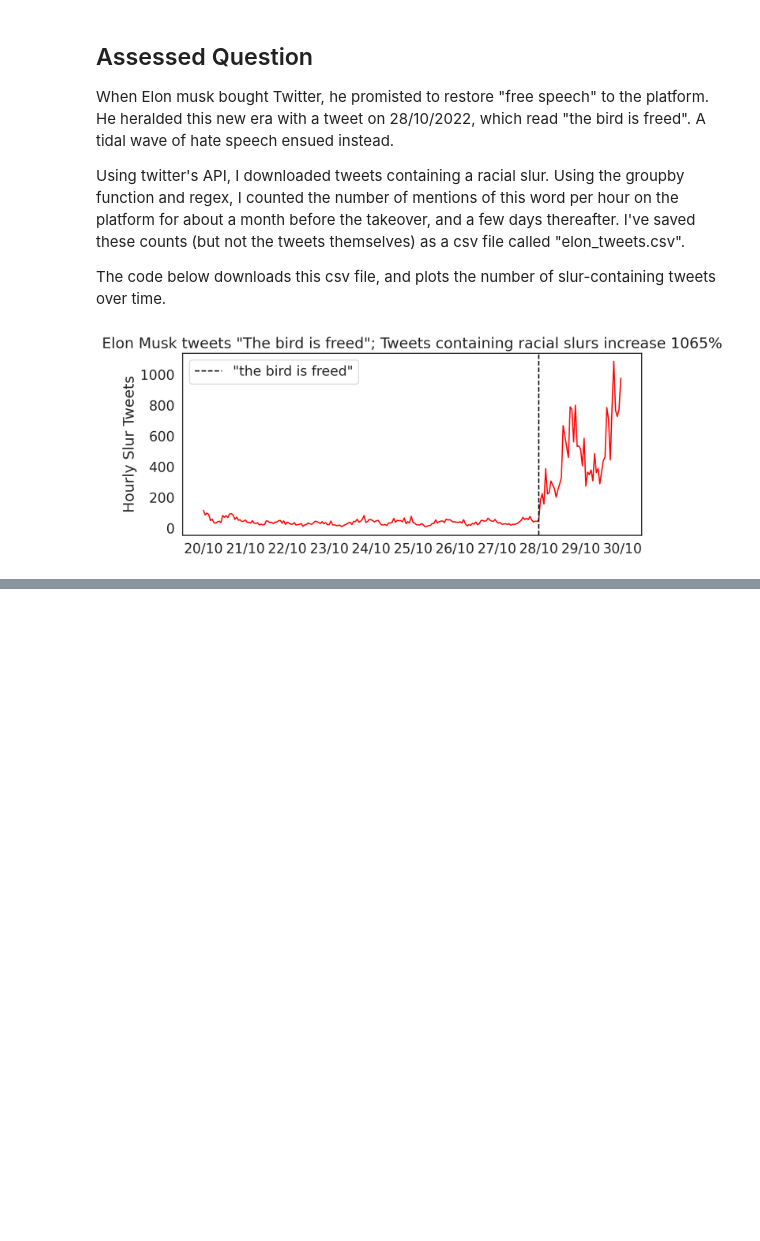
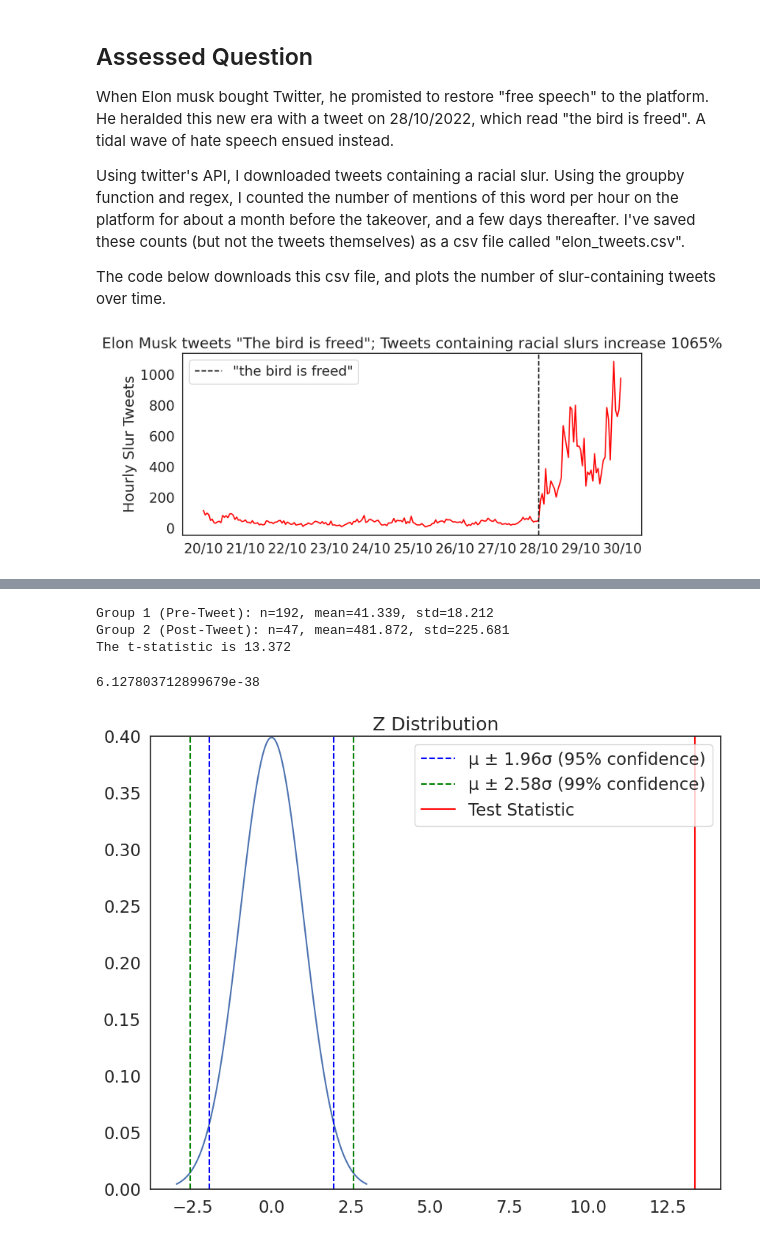
Before and after one commit to yihsun25/QM2, a Jupyter notebook: notebooks/W06. Hypothesis Testing.ipynb, the cells around one changed output, grey strips where cells are left out. Drawn from its saved outputs; the diff is of its cells as text; code cells hidden in the pictures; blank space fills up the shorter version.

```diff
--- a/notebooks/W06. Hypothesis Testing.ipynb
+++ b/notebooks/W06. Hypothesis Testing.ipynb
@@ -359,0 +370,51 @@ plt.gca().xaxis.set_major_formatter(mdates.DateFormatter('%d/%m'))
+# %%
+pre_tweet_counts = tweets[tweets['hour']<tweet]['count']
+post_tweet_counts = tweets[tweets['hour']>tweet]['count']
+# %%
+def t_test(group1, group2, plot=False):
+
+    desc1, desc2 = group1.describe(), group2.describe()
+    n1, std1, mean1 = desc1['count'], desc1['std'], desc1['mean']
+    n2, std2, mean2 = desc2['count'], desc2['std'], desc2['mean']
+
+    se1, se2 = std1**2 / n1, std2**2 / n2
+    sed = np.sqrt(se1 + se2)
+
+    t_stat = (mean2 - mean1) / sed
+
+    # Print results
+    print("Group 1 (Pre-Tweet): n=%.0f, mean=%.3f, std=%.3f" % (n1, mean1, std1))
+    print("Group 2 (Post-Tweet): n=%.0f, mean=%.3f, std=%.3f" % (n2, mean2, std2))
+    print('The t-statistic is %.3f' % t_stat)
+
+    if plot:
+        # Prepare data for plotting
+        groups = pd.concat([
+            pd.DataFrame({'Values': group1, 'Group': 'Pre-Tweet'}),
+            pd.DataFrame({'Values': group2, 'Group': 'Post-Tweet'})
+        ])
+
+        sns.catplot(data=groups, x='Group', y='Values', kind='point', errorbar=('ci', 95),
+                    capsize=.8, join=False, color='black')
+        plt.title('Comparison of Group Means with 95% Confidence Intervals')
+        plt.show()
+
+    return t_stat
+
+# Perform the manual t-test
+t_stat= t_test(pre_tweet_counts, post_tweet_counts)
+# %% [output]
+Group 1 (Pre-Tweet): n=192, mean=41.339, std=18.212
+Group 2 (Post-Tweet): n=47, mean=481.872, std=225.681
+The t-statistic is 13.372
+# %%
+from scipy.stats import t
+df=1000
+p_value = t.sf(t_stat, df)
+p_value
+# %% [output]
+6.127803712899679e-38
+# %%
+plot_z(t_stat)
+# %% [output]
+[figure, added]
```
Also changed, not shown: parts of 10 cells of this notebook.
